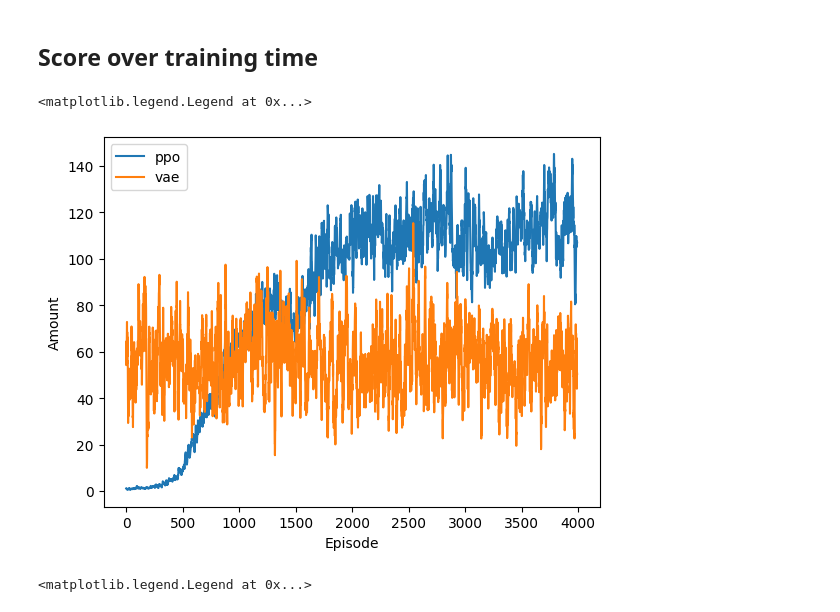
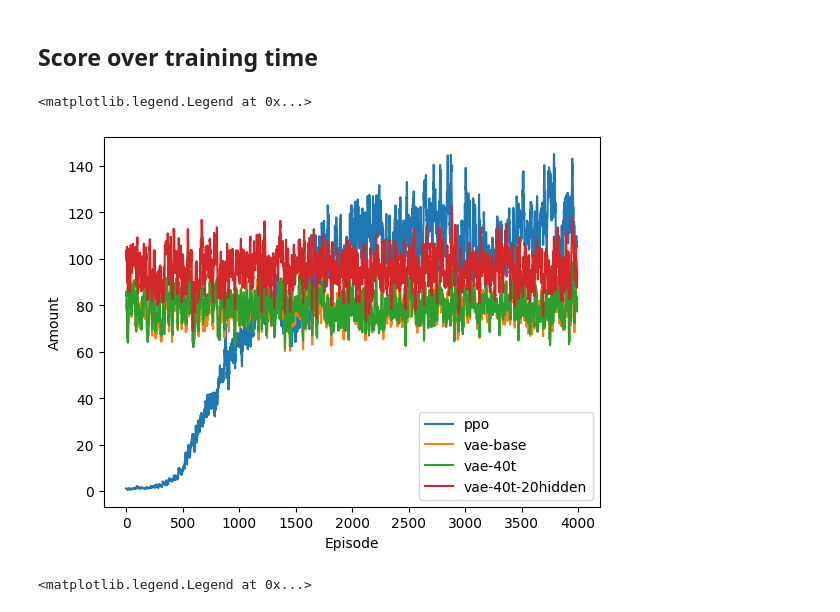
Before and after one commit to FaramirHurin/RL_Attack_September24, a Jupyter notebook: agents-comparison.ipynb, the cells around one changed output. Saved outputs shown, nothing was run; the diff lists cells and outputs as text; code cells hidden in the pictures.

```diff
--- a/agents-comparison.ipynb
+++ b/agents-comparison.ipynb
@@ -20,29 +20,33 @@ for p in params.repeat(10):
 # %%
 import matplotlib.pyplot as plt
 import numpy as np
 from plots import Experiment
 
 logdirs = {
     "ppo": "logs/ppo/2025-05-21T11-03-57.868549/",
-    "vae": "logs/vae/2025-05-21T15-48-58.830353/"
+    "vae-base": "logs/vae/2025-05-21T17-58-17.921210/",
+    "vae-40t": "logs/vae/2025-05-21T20-22-56.256023/",
+    "vae-40t-20hidden": "logs/vae/2025-05-21T20-28-41.368225/"
 }
 
 def moving_average(x, w=10):
     return np.convolve(x, np.ones(w), 'valid') / w
 
 for label, logdir in logdirs.items():
     logs = Experiment.from_directory(logdir)
 
     mean = np.mean(logs.amounts_over_time, axis=0)
     mean = moving_average(mean, 10)
+    ci95 = 1.96 * np.std(logs.amounts_over_time, axis=0) / np.sqrt(len(logs.amounts_over_time))
+    ci95 = moving_average(ci95, 10)
     plt.plot(mean, label=label)
-    # plt.fill_between(range(len(mean)), mean - ci95, mean + ci95, alpha=0.2)
+    plt.fill_between(range(len(mean)), mean - ci95, mean + ci95, alpha=0.2)
 plt.xlabel("Episode")
 plt.ylabel("Amount")
 plt.legend()
 # %% [output]
 <matplotlib.legend.Legend at 0x...>
-[figure, old version]
+[figure, new version]
 # %%
 for label, logdir in logdirs.items():
     logs = Experiment.from_directory(logdir)
```
Also changed, not shown: 9 other files.
